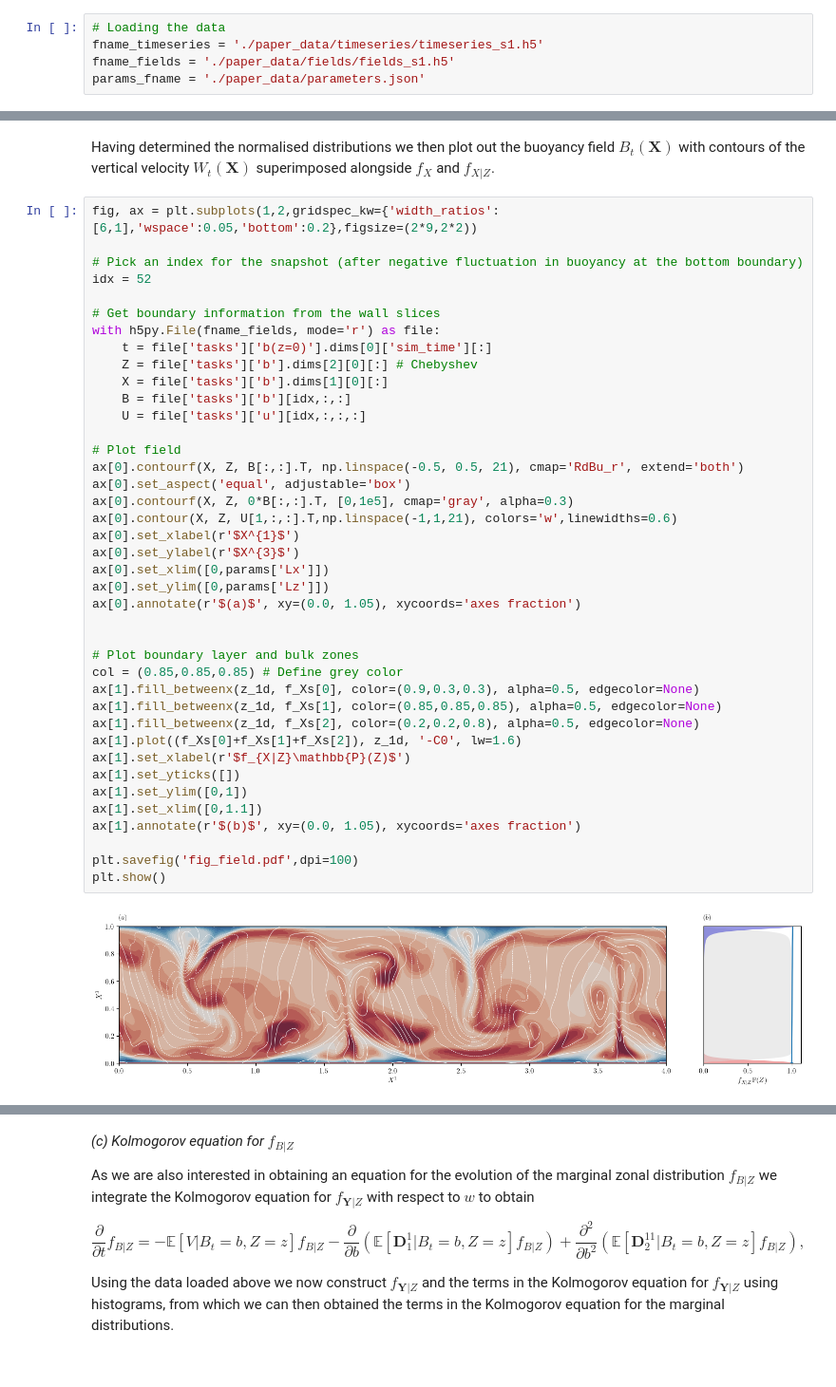
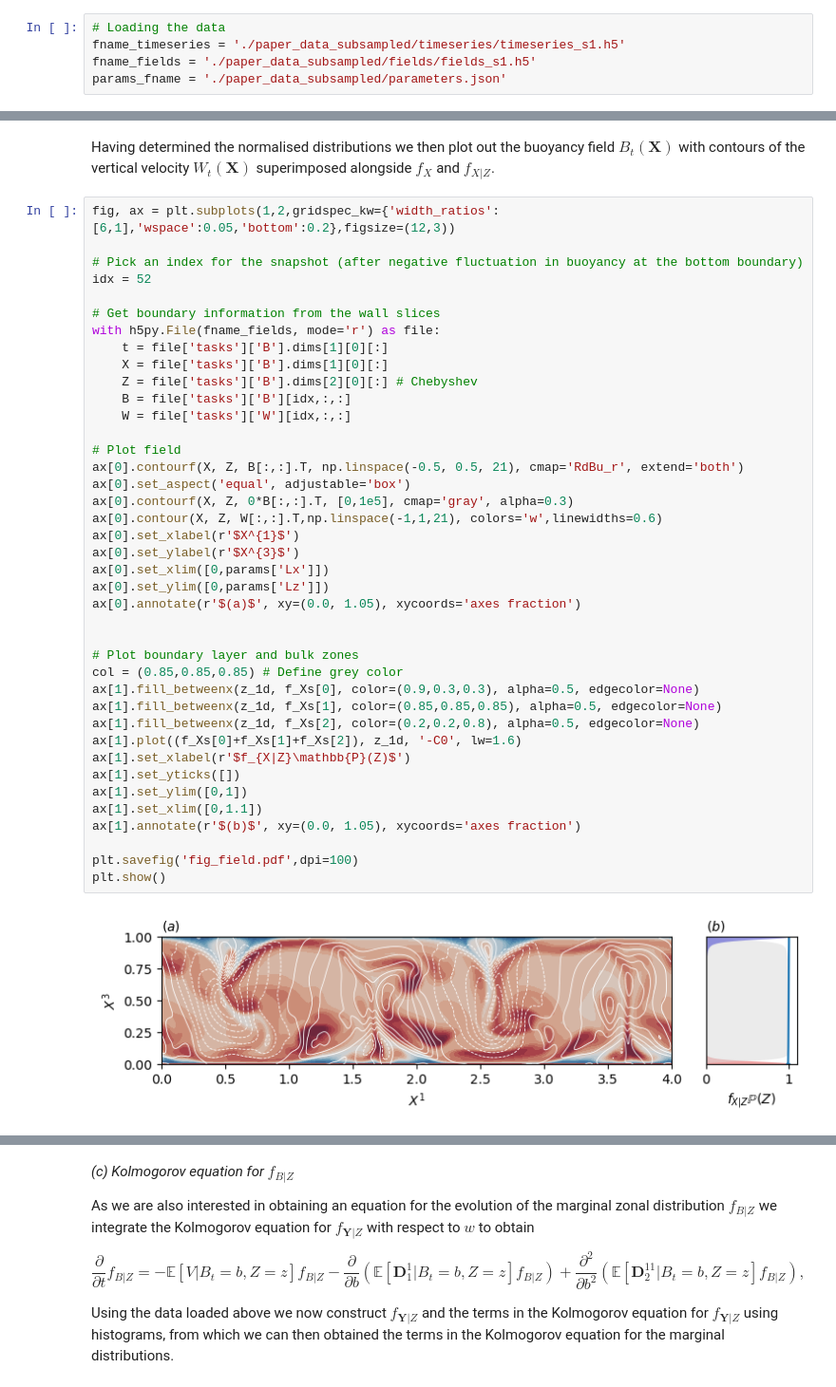
Before and after one commit to D-stratify/Theory, a Jupyter notebook: Rayleigh-Benard/RBC_Stochastic_BCS.ipynb, the cells around one changed output, grey strips where cells are left out. Shown at 95% size. Saved outputs shown, nothing was run; the diff lists cells and outputs as text.

```diff
--- a/Rayleigh-Benard/RBC_Stochastic_BCS.ipynb
+++ b/Rayleigh-Benard/RBC_Stochastic_BCS.ipynb
@@ -48,9 +48,9 @@ sampled every $t_s = 2$ and $t_s \approxeq 1/5$ time-units respectively.
 Due to the demands of the simulations presented in the paper exceeding the resources available on Cocalc we load the data rather than running this script directly in the notebook. Nevertheless we also provide the script $\texttt{main.py}$ which includes instructions on how to generate this data should one wish to do so on their local machine.
 # %%
 # Loading the data
-fname_timeseries = './paper_data/timeseries/timeseries_s1.h5'
-fname_fields = './paper_data/fields/fields_s1.h5'
-params_fname = './paper_data/parameters.json'
+fname_timeseries = './paper_data_subsampled/timeseries/timeseries_s1.h5'
+fname_fields = './paper_data_subsampled/fields/fields_s1.h5'
+params_fname = './paper_data_subsampled/parameters.json'
 # %% [markdown]
 Having loaded/generated the data we check the volume-averaged buoyancy flux $\mathbb{E}[W_t B_t]$ to verify that a statistically stationary regime has been reached.
 # %%
@@ -153,47 +153,47 @@ f_Xs[2] = f_Xs[2]/N
 # %% [markdown]
 Having determined the normalised distributions we then plot out the buoyancy field $B_t(\boldsymbol{X})$ with contours of the vertical velocity $W_t(\boldsymbol{X})$ superimposed alongside $f_X$ and $f_{X|Z}$.
 # %%
-fig, ax = plt.subplots(1,2,gridspec_kw={'width_ratios':[6,1],'wspace':0.05,'bottom':0.2},figsize=(2*9,2*2))
+fig, ax = plt.subplots(1,2,gridspec_kw={'width_ratios':[6,1],'wspace':0.05,'bottom':0.2},figsize=(12,3))
 
 # Pick an index for the snapshot (after negative fluctuation in buoyancy at the bottom boundary)
 idx = 52
 
 # Get boundary information from the wall slices
 with h5py.File(fname_fields, mode='r') as file:
-    t = file['tasks']['b(z=0)'].dims[0]['sim_time'][:]
-    Z = file['tasks']['b'].dims[2][0][:] # Chebyshev
-    X = file['tasks']['b'].dims[1][0][:]
-    B = file['tasks']['b'][idx,:,:]
-    U = file['tasks']['u'][idx,:,:,:]
+    t = file['tasks']['B'].dims[1][0][:]
+    X = file['tasks']['B'].dims[1][0][:]
+    Z = file['tasks']['B'].dims[2][0][:] # Chebyshev
+    B = file['tasks']['B'][idx,:,:]
+    W = file['tasks']['W'][idx,:,:]
 
 # Plot field
 ax[0].contourf(X, Z, B[:,:].T, np.linspace(-0.5, 0.5, 21), cmap='RdBu_r', extend='both')
 ax[0].set_aspect('equal', adjustable='box')
 ax[0].contourf(X, Z, 0*B[:,:].T, [0,1e5], cmap='gray', alpha=0.3)
-ax[0].contour(X, Z, U[1,:,:].T,np.linspace(-1,1,21), colors='w',linewidths=0.6)
+ax[0].contour(X, Z, W[:,:].T,np.linspace(-1,1,21), colors='w',linewidths=0.6)
 ax[0].set_xlabel(r'$X^{1}$')
 ax[0].set_ylabel(r'$X^{3}$')
 ax[0].set_xlim([0,params['Lx']])
 ax[0].set_ylim([0,params['Lz']])
 ax[0].annotate(r'$(a)$', xy=(0.0, 1.05), xycoords='axes fraction')
 
 
 # Plot boundary layer and bulk zones
 col = (0.85,0.85,0.85) # Define grey color
 ax[1].fill_betweenx(z_1d, f_Xs[0], color=(0.9,0.3,0.3), alpha=0.5, edgecolor=None)
 ax[1].fill_betweenx(z_1d, f_Xs[1], color=(0.85,0.85,0.85), alpha=0.5, edgecolor=None)
 ax[1].fill_betweenx(z_1d, f_Xs[2], color=(0.2,0.2,0.8), alpha=0.5, edgecolor=None)
 ax[1].plot((f_Xs[0]+f_Xs[1]+f_Xs[2]), z_1d, '-C0', lw=1.6)
 ax[1].set_xlabel(r'$f_{X|Z}\mathbb{P}(Z)$')
 ax[1].set_yticks([])
 ax[1].set_ylim([0,1])
 ax[1].set_xlim([0,1.1])
 ax[1].annotate(r'$(b)$', xy=(0.0, 1.05), xycoords='axes fraction')
 
 plt.savefig('fig_field.pdf',dpi=100)
 plt.show()
 # %% [output]
-[figure, old version]
+[figure, new version]
 # %% [markdown]
 **Forward Kolmogorov equation for the zonal distribution $f_{\boldsymbol{Y}|Z}$**
 
```
Also changed, not shown: parts of 13 cells of this notebook, 2 other files.
